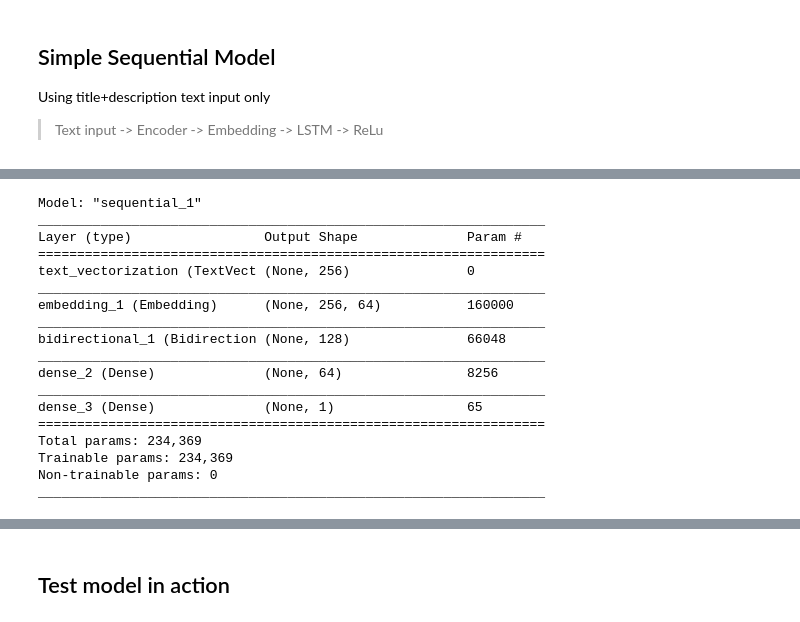
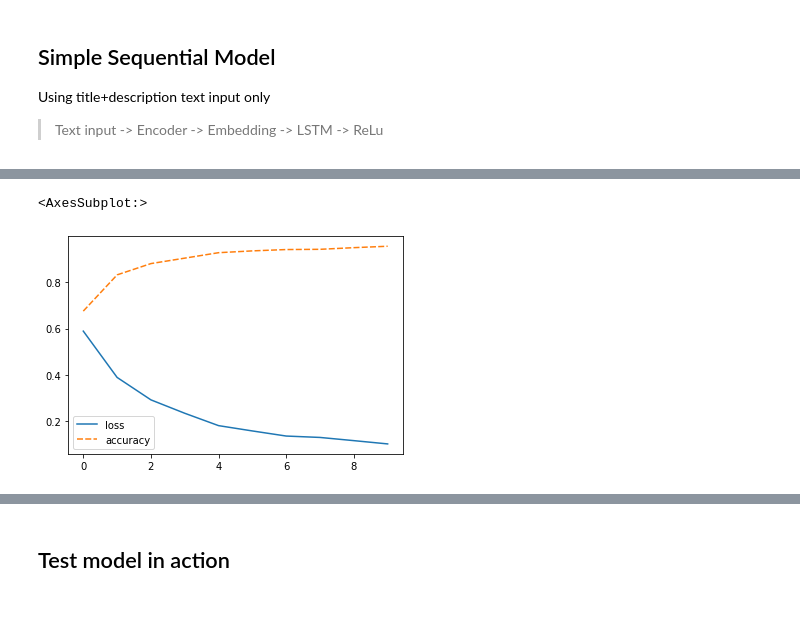
Before and after one commit to tao-pr/52-challenges, a Jupyter notebook: 029-classification-playground/DNN.ipynb, the cells around one changed output, grey strips where cells are left out. Saved outputs shown, nothing was run; the diff lists cells and outputs as text; code cells hidden in the pictures.

```diff
--- a/029-classification-playground/DNN.ipynb
+++ b/029-classification-playground/DNN.ipynb
@@ -408,12 +408,13 @@ model.add(tf.keras.layers.Embedding(
     mask_zero=True))
 model.add(tf.keras.layers.Bidirectional(
     tf.keras.layers.LSTM(64, dropout=0.2)))
-model.add(tf.keras.layers.Dense(64, activation='sigmoid'))
-model.add(tf.keras.layers.Dense(1))
+model.add(tf.keras.layers.Dense(64, activation='relu'))
+model.add(tf.keras.layers.Dense(64))
+model.add(tf.keras.layers.Dense(1, activation='sigmoid'))
 # %%
 model.compile(
     loss='binary_crossentropy',
-    optimizer=tf.keras.optimizers.Adam(1e-4),
+    optimizer=tf.keras.optimizers.Adam(0.01),
     metrics=['accuracy'])
 # %%
 logdir = os.path.join(os.getcwd(), 'logs')
@@ -422,7 +423,7 @@ tensorboard_callback = tf.keras.callbacks.TensorBoard(log_dir=logdir)
 text_train = train['title'] + ' ' + train['description']
 assert len(text_train) == len(train['is_pop'])
 
-model.fit(
+session = model.fit(
     text_train,
     train['is_pop'],
     batch_size=128,
@@ -453,23 +453,7 @@ Epoch 10/10
-# %%
-model.summary()
-# %% [output]
-Model: "sequential_1"
-_________________________________________________________________
-Layer (type)                 Output Shape              Param #
-=================================================================
-text_vectorization (TextVect (None, 256)               0
-_________________________________________________________________
-embedding_1 (Embedding)      (None, 256, 64)           160000
-_________________________________________________________________
-bidirectional_1 (Bidirection (None, 128)               66048
-_________________________________________________________________
-dense_2 (Dense)              (None, 64)                8256
-_________________________________________________________________
-dense_3 (Dense)              (None, 1)                 65
-=================================================================
-Total params: 234,369
-Trainable params: 234,369
-Non-trainable params: 0
-_________________________________________________________________
+# %%
+sns.lineplot(data=session.history)
+# %% [output]
+<AxesSubplot:>
+[figure, added]
 # %%
 %tensorboard --logdir logs
```
Also changed, not shown: parts of 24 cells of this notebook, 2 other files.
